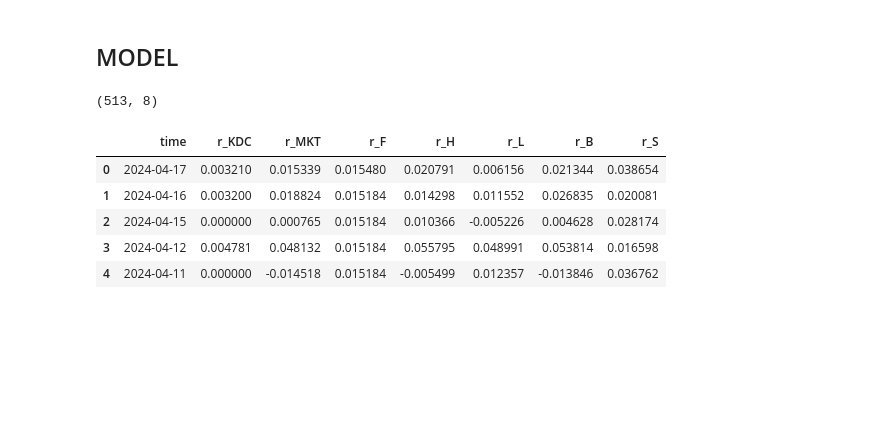
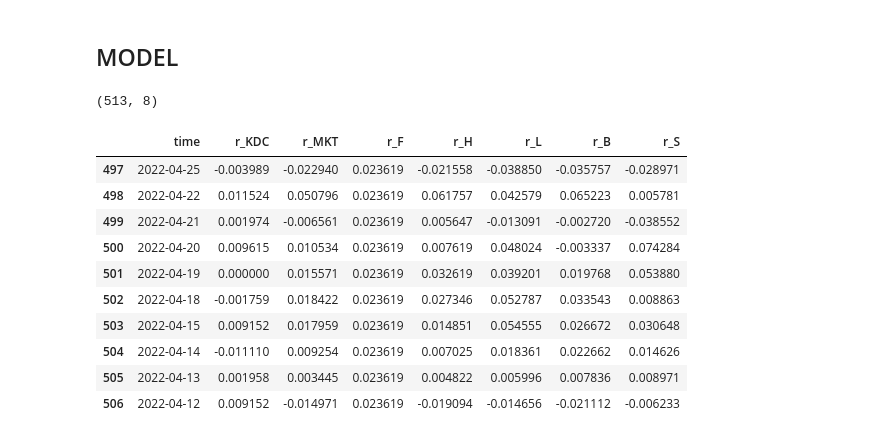
Before and after one commit to hitwooo/ifm2_kdc, a Jupyter notebook: fama_french_ifm2/code.ipynb, the cells around one changed output. Drawn from its saved outputs; the diff is of its cells as text; code cells hidden in the pictures; blank space fills up the shorter version.

```diff
--- a/fama_french_ifm2/code.ipynb
+++ b/fama_french_ifm2/code.ipynb
@@ -283,12 +286,3 @@ return_df = pd.read_excel('merged_df.xlsx', sheet_name = 'Data')
 return_df.shape
 # %% [output]
 (513, 8)
-# %%
-return_df.head()
-# %% [output]
-|  | time | r_KDC | r_MKT | r_F | r_H | r_L | r_B | r_S |
-| 0 | 2024-04-17 | 0.003210 | 0.015339 | 0.015480 | 0.020791 | 0.006156 | 0.021344 | 0.038654 |
-| 1 | 2024-04-16 | 0.003200 | 0.018824 | 0.015184 | 0.014298 | 0.011552 | 0.026835 | 0.020081 |
-| 2 | 2024-04-15 | 0.000000 | 0.000765 | 0.015184 | 0.010366 | -0.005226 | 0.004628 | 0.028174 |
-| 3 | 2024-04-12 | 0.004781 | 0.048132 | 0.015184 | 0.055795 | 0.048991 | 0.053814 | 0.016598 |
-| 4 | 2024-04-11 | 0.000000 | -0.014518 | 0.015184 | -0.005499 | 0.012357 | -0.013846 | 0.036762 |
@@ -294,0 +293,14 @@ return_df.head()
+# %%
+return_df.tail(10)
+# %% [output]
+|  | time | r_KDC | r_MKT | r_F | r_H | r_L | r_B | r_S |
+| 497 | 2022-04-25 | -0.003989 | -0.022940 | 0.023619 | -0.021558 | -0.038850 | -0.035757 | -0.028971 |
+| 498 | 2022-04-22 | 0.011524 | 0.050796 | 0.023619 | 0.061757 | 0.042579 | 0.065223 | 0.005781 |
+| 499 | 2022-04-21 | 0.001974 | -0.006561 | 0.023619 | 0.005647 | -0.013091 | -0.002720 | -0.038552 |
+| 500 | 2022-04-20 | 0.009615 | 0.010534 | 0.023619 | 0.007619 | 0.048024 | -0.003337 | 0.074284 |
+| 501 | 2022-04-19 | 0.000000 | 0.015571 | 0.023619 | 0.032619 | 0.039201 | 0.019768 | 0.053880 |
+| 502 | 2022-04-18 | -0.001759 | 0.018422 | 0.023619 | 0.027346 | 0.052787 | 0.033543 | 0.008863 |
+| 503 | 2022-04-15 | 0.009152 | 0.017959 | 0.023619 | 0.014851 | 0.054555 | 0.026672 | 0.030648 |
+| 504 | 2022-04-14 | -0.011110 | 0.009254 | 0.023619 | 0.007025 | 0.018361 | 0.022662 | 0.014626 |
+| 505 | 2022-04-13 | 0.001958 | 0.003445 | 0.023619 | 0.004822 | 0.005996 | 0.007836 | 0.008971 |
+| 506 | 2022-04-12 | 0.009152 | -0.014971 | 0.023619 | -0.019094 | -0.014656 | -0.021112 | -0.006233 |
```
Also changed, not shown: parts of 14 cells of this notebook.
